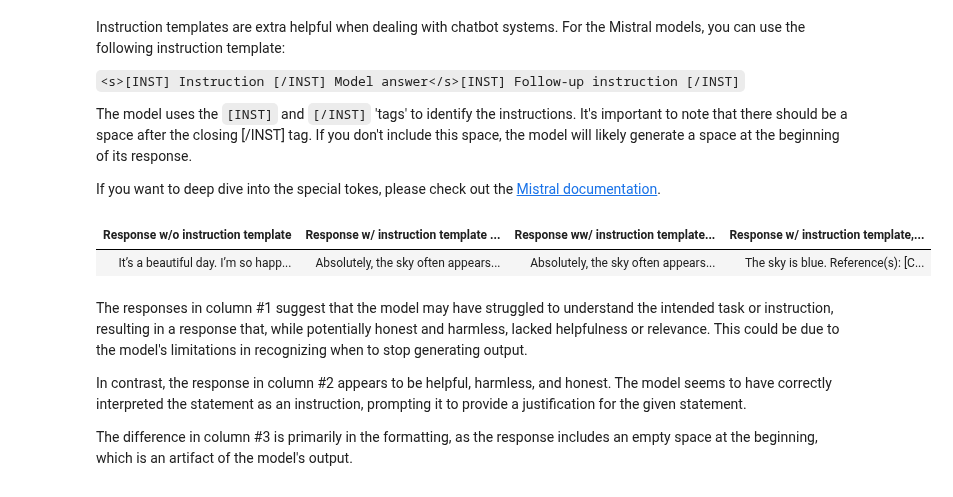
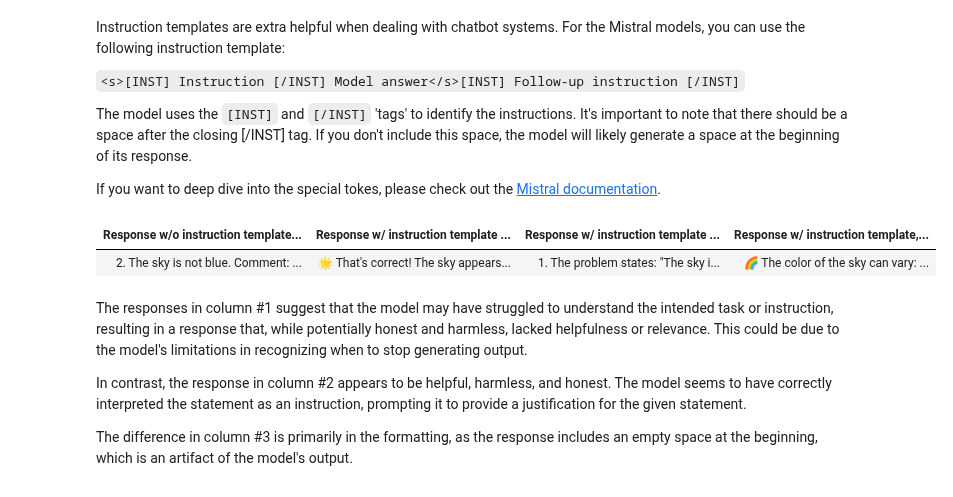
Before and after one commit to aws-samples/mistral-on-aws, a Jupyter notebook: notebooks/mistral_large_getting_started_101.ipynb, the cells around one changed output. Saved outputs shown, nothing was run; the diff lists cells and outputs as text; code cells hidden in the pictures.

Commit message:
updating model id

```diff
--- a/notebooks/mistral_large_getting_started_101.ipynb
+++ b/notebooks/mistral_large_getting_started_101.ipynb
@@ -70,7 +70,7 @@ from botocore.exceptions import ClientError
 # %% [markdown]
 Please note that for the majority of the motebook Mistral Large is being used. However, the prompting technqiues explained throughout the notebook also apply to other Mistral AI models. For more information, please check out the [Official Mistral AI Prompting Guide](https://docs.mistral.ai/guides/prompting_capabilities/).
 # %%
-DEFAULT_MODEL= "mistral.mistral-large-2402-v1:0"
+DEFAULT_MODEL= "mistral.mistral-large-2407-v1:0"
 MISTRAL_7B = "mistral.mistral-7b-instruct-v0:2"
 MIXTRAL = "mistral.mixtral-8x7b-instruct-v0:1"
 MISTRAL_SMALL = "mistral.mistral-small-2402-v1:0"
@@ -249,7 +253,7 @@ prompt = """ <s>[INST]Alice is twice as old as Betty was when Alice was as old a
 If the sum of their current ages is 42, how old is Alice now? Let's solve this step-by-step. [/INST]"""
 body = json.dumps({
             "temperature": 0.0,
-            "max_tokens": 128,
+            "max_tokens": 1024,
             "prompt": prompt,
             "stop":["</s>"]
 
@@ -322,7 +326,7 @@ prompt = f"""
 
 body = json.dumps({
             "temperature": 0.0,
-            "max_tokens": 128,
+            "max_tokens": 512,
             "prompt": prompt,
             "stop":["</s>"]
 
@@ -357,36 +360,36 @@ prompt_1 = f""" {query} """
 prompt_2 = f""" <s>[INST] {query} [/INST] """
 prompt_3 = f""" <s>[INST] {query}[/INST] """
 prompt_4 = f"""<s>[INST]{query} [/INST] No, it is red.</s> [INST] What color is the sky? [/INST] """
 prompts = [prompt_1, prompt_2,prompt_3,prompt_4]
 
 # Iterate through the prompts and get the responses
 responses = []
 for prompt in prompts:
     body = json.dumps({
         "temperature": 0.5,
-        "max_tokens": 128,
+        "max_tokens": 512,
         "prompt": prompt,
         "stop": ["</s>"]
     })
     response = bedrock.invoke_model(
     body = body,
     modelId = model_id)
     response_body = json.loads(response.get("body").read())
     responses.append(response_body["outputs"][0]["text"].replace("\n", " "))
 
 # Create a pandas DataFrame to display the responses side-by-side
 df = pd.DataFrame({
     "Response w/o instruction template (1)": [responses[0]],
     "Response w/ instruction template and w/ space (2)": [responses[1]],
     "Response w/ instruction template and w/o space (3)": [responses[2]],
     "Response w/ instruction template, w/ space, and w/ follow up instructions (4)": [responses[3]]
 })
 
 # Display the DataFrame as HTML
 display_html(df.to_html(index=False), raw=True)
 # %% [output]
-| Response w/o instruction template | Response w/ instruction template ... | Response ww/ instruction template... | Response w/ instruction template,... |
-| It’s a beautiful day. I’m so happ... | Absolutely, the sky often appears... | Absolutely, the sky often appears... | The sky is blue. Reference(s): [C... |
+| Response w/o instruction template... | Response w/ instruction template ... | Response w/ instruction template ... | Response w/ instruction template,... |
+| 2. The sky is not blue. Comment: ... | 🌟 That's correct! The sky appears... | 1. The problem states: "The sky i... | 🌈 The color of the sky can vary: ... |
 # %% [markdown]
 The responses in column #1 suggest that the model may have struggled to understand the intended task or instruction, resulting in a response that, while potentially honest and harmless, lacked helpfulness or relevance. This could be due to the model's limitations in recognizing when to stop generating output.
 
```
Also changed, not shown: parts of 17 cells of this notebook, 1 other file.
